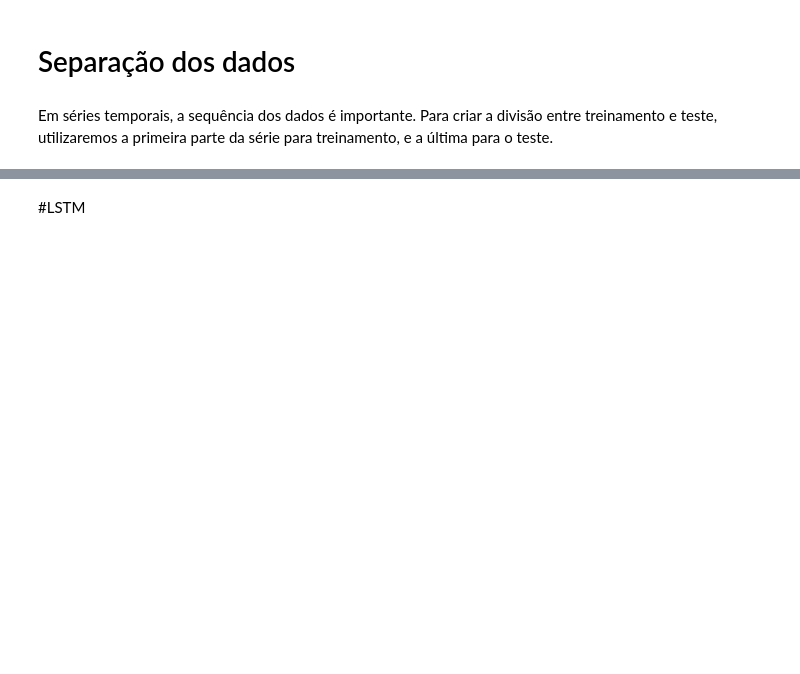
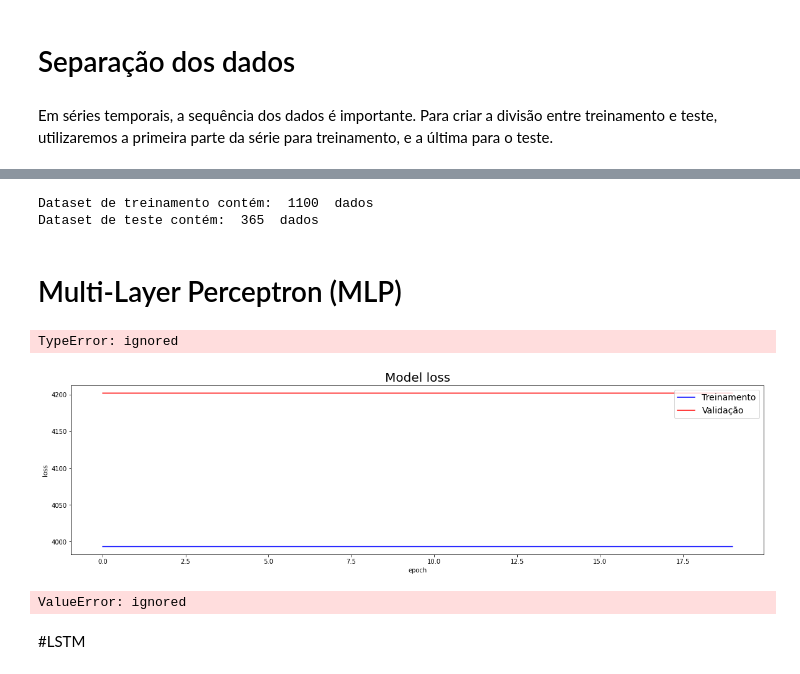
Before and after one commit to Le4o/topicos-avancados-ic, a Jupyter notebook: Séries_Temporais.ipynb, the cells around one changed output, grey strips where cells are left out. Drawn from its saved outputs; the diff is of its cells as text; code cells hidden in the pictures; blank space fills up the shorter version.

Commit message:
Adicionando look back

```diff
--- a/Séries_Temporais.ipynb
+++ b/Séries_Temporais.ipynb
@@ -174,13 +166,11 @@ data.head()
 # %% [markdown]
 # Visualizando os dados
 # %%
-data = data.values
-data_y = df[["pm25"]]
 plt.figure(figsize=[10,5])
 plt.xlabel('TimePoint in Months')
 plt.ylabel('$CO_2$(ppm)')
 plt.grid()
-plt.plot(data_y);
+plt.plot(df[["pm25"]]);
 # %% [output]
 [figure]
 # %% [markdown]
@@ -228,0 +192,43 @@ Freq: D, Name: pm25, Length: 1100, dtype: float64
+# %%
+# Separando o ano de 2015 para testes
+x_train = df[df.year != 2015]
+x_test = df[df.year == 2015]
+
+# Separando 80% dos dados para treino e 20% para validação
+# x_train, x_validate = train_test_split(df, train_size=0.8)
+
+
+# Separando o target dos dados
+# y_train = x_train.pop("pm25")
+# y_validate = x_validate.pop("pm25")
+# y_test = x_test.pop("pm25")
+
+print('Dataset de treinamento contém: ', len(x_train),' dados')
+# print('Dataset de validação contém: ', len(x_validate),' dados')
+print('Dataset de teste contém: ', len(x_test),' dados')
+# %% [output]
+Dataset de treinamento contém:  1100  dados
+Dataset de teste contém:  365  dados
+# %%
+# Trasnformando a coluna de wind_dir para inteiro
+le = LabelEncoder()
+x_train['wind_dir'] = le.fit_transform(x_train['wind_dir'])
+# x_validate['wind_dir'] = le.fit_transform(x_validate['wind_dir'])
+x_test['wind_dir'] = le.fit_transform(x_test['wind_dir'])
+
+# Transformando todos os campos em float32
+x_train = x_train.astype('float32')
+# x_validate = x_validate.astype('float32')
+x_test = x_test.astype('float32')
+
+# Normalizando o Dataset
+scaler = MinMaxScaler(feature_range=(0, 1))
+norm_train = scaler.fit_transform(x_train)
+# x_validate = scaler.fit_transform(x_validate)
+norm_test = scaler.transform(x_test)
+
+x_train, y_train = split_X_y(norm_train, look_back)
+x_test, y_test = split_X_y(norm_test, look_back)
+
+x_train = np.reshape(x_train, (x_train.shape[0], look_back, 1))
+x_test = np.reshape(x_test, (x_test.shape[0], look_back, 1))
@@ -229,3 +275,28 @@ Freq: D, Name: pm25, Length: 1100, dtype: float64
+# %% [markdown]
+# Multi-Layer Perceptron (MLP)
+# %%
+model_mlp = Sequential()
+model_mlp.add(Dense(64, activation='relu', input_dim=(look_back, x_train.shape[1]))) # Layer 1
+model_mlp.add(Dropout(0.25))
+model_mlp.add(Dense(64, activation='relu')) # Layer 2
+model_mlp.add(Dropout(0.25))
+model_mlp.add(Dense(10, activation='softmax')) # Layer 3
+
+model_mlp.compile(loss='mean_squared_error', optimizer='adam')
+history_mlp = model_mlp.fit(x_train,
+                    y_train,
+                    epochs=20,
+                    batch_size=1,
+                    verbose=1,
+                    validation_data=(x_validate, y_validate))
+# %% [output]
+TypeError: ignored
+# %%
+plot_history_predictions(history_mlp, x_train, y_train, x_test, y_test, scaler, model_mlp,
+                         'Previsão com RNN simples', 'Meses', '$CO_2$(ppm)', look_back)
+# %% [output]
+[figure, added]
+ValueError: ignored
 # %% [markdown]
 #LSTM
 # %% [markdown]
```
Also changed, not shown: parts of 17 cells of this notebook.
